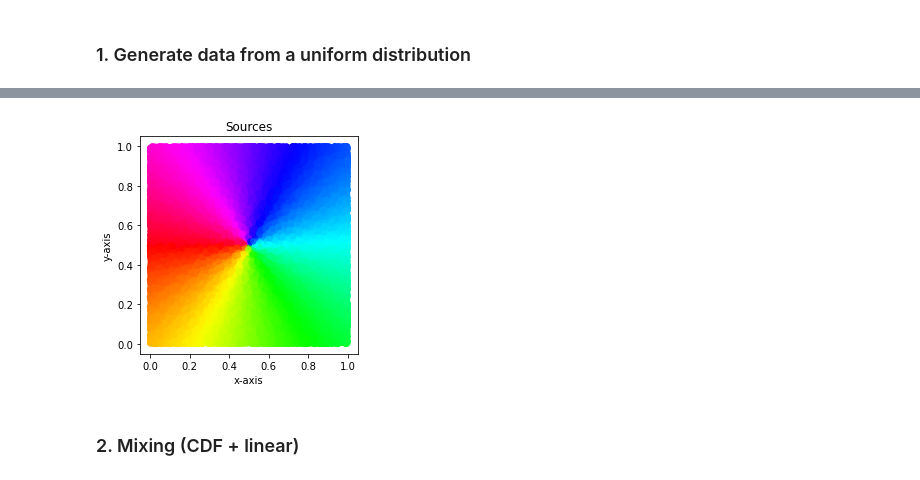
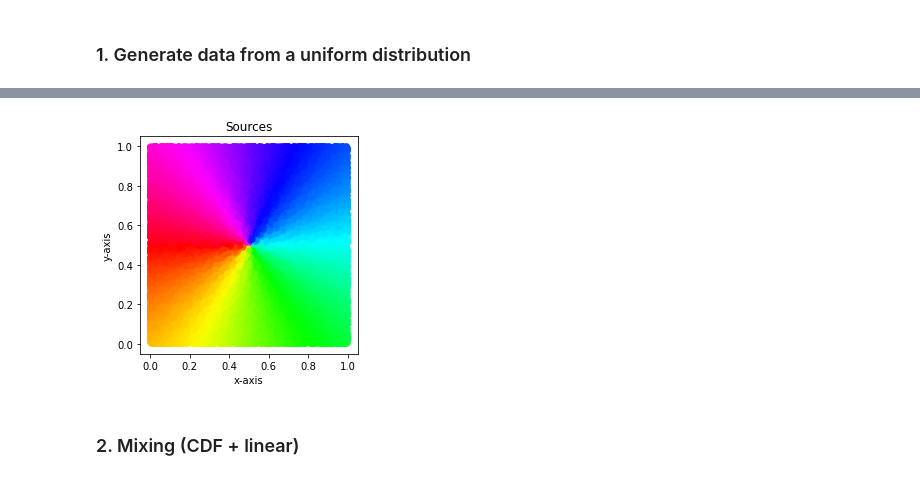
Before and after one commit to lgresele/independent-mechanism-analysis, a Jupyter notebook: 3_closed_form_darmois.ipynb, the cells around one changed output, grey strips where cells are left out. Saved outputs shown, nothing was run; the diff lists cells and outputs as text; code cells hidden in the pictures.

```diff
--- a/3_closed_form_darmois.ipynb
+++ b/3_closed_form_darmois.ipynb
@@ -48,4 +26,4 @@ D = 2
 from jax import random
 key = random.PRNGKey(0)
 
-S = random.uniform(key, shape=(D, N), minval=0.0, maxval=1.0)
+S = random.uniform(key, shape=(N, D), minval=0.0, maxval=1.0)
@@ -52,20 +32,6 @@ S = random.uniform(key, shape=(D, N), minval=0.0, maxval=1.0)
 # %%
-def cart2pol(x, y):
-    rho = np.sqrt(x**2 + y**2)
-    phi = np.arctan2(y, x)
-    return(rho, phi)
+from plotting import cart2pol
 
-_, phi = cart2pol( S[0]-0.5, S[1]-0.5)
+_, phi = cart2pol( S[:,0]-0.5, S[:,1]-0.5)
 
 colors = phi
-# %%
-# Plot sources
-plt.scatter(S[0], S[1], c=colors, s=30, alpha=0.75, cmap='hsv')
-# plt.scatter(S[0], S[1], color='r', s=30)
-plt.xlabel('x-axis')
-plt.ylabel('y-axis')
-plt.title('Sources')
-plt.gca().set_aspect('equal', adjustable='box')
-plt.show()
-# %% [output]
-[figure, removed]
@@ -72,2 +42,6 @@ plt.show()
+# %%
+scatterplot_variables(S, 'Sources', colors=colors)
+# %% [output]
+[figure, added]
 # %% [markdown]
 ### 2. Mixing (CDF + linear)
```
Also changed, not shown: parts of 88 cells of this notebook, 3 other files.
